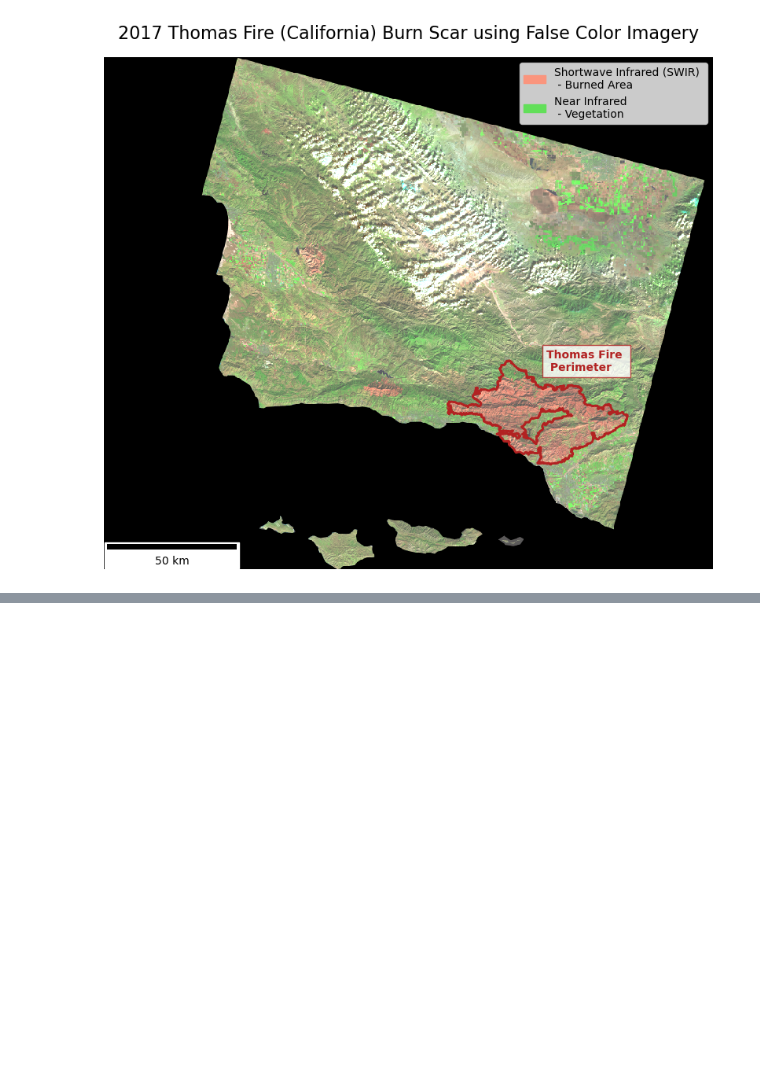
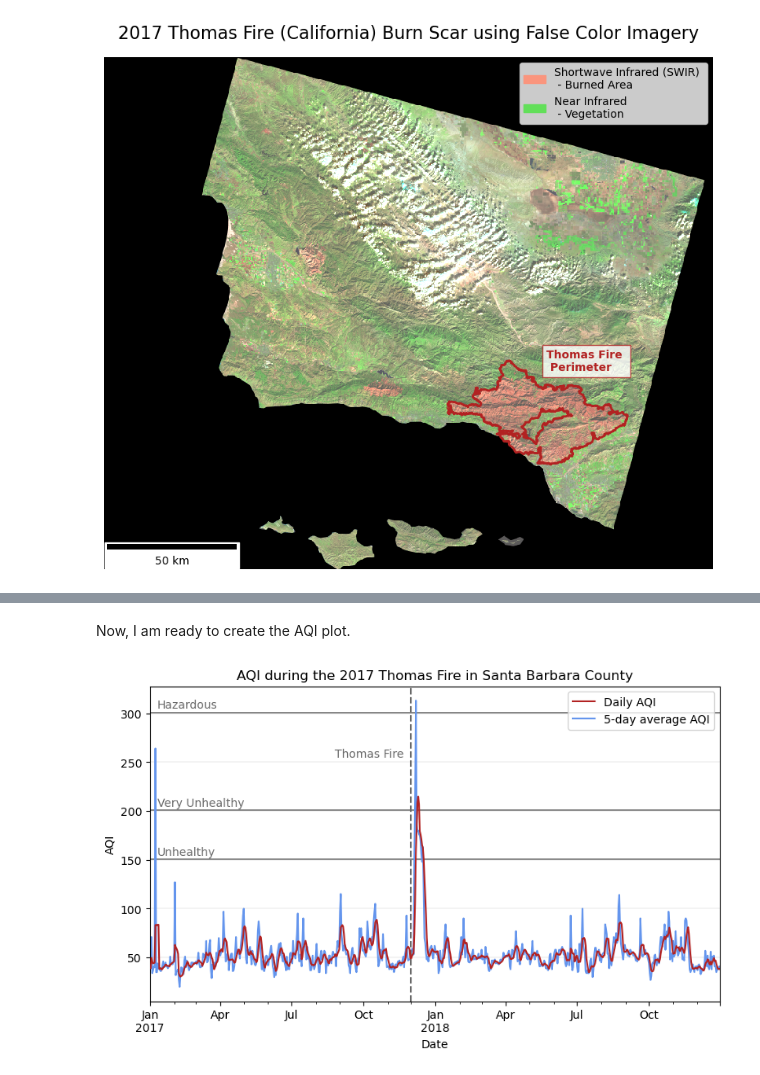
Before and after one commit to marinakochuten/thomas-fire-analysis, a Jupyter notebook: thomas-fire-blog.ipynb, the cells around one changed output, grey strips where cells are left out. Saved outputs shown, nothing was run; the diff lists cells and outputs as text; code cells hidden in the pictures; blank space fills up the shorter version.

Commit message:
Complete about section and update AQI graph to include AQI level markers

```diff
--- a/thomas-fire-blog.ipynb
+++ b/thomas-fire-blog.ipynb
@@ -156,0 +192,14 @@ This false color image uses the shortwave infrared and near infrared to easily v
+# %%
+# Convert column names to lower snake case
+aqi.columns = (aqi.columns
+                  .str.lower()
+                  .str.replace(' ','_'))
+
+# Make new data frame containing only AQI data for Santa Barbara County
+aqi_sb = ((aqi[aqi['county_name'] == "Santa Barbara"])
+          .drop(columns = ['state_name', 'county_name', 'state_code', 'county_code'])
+         )
+
+# Convert date column to datetime object and set as the index
+aqi_sb.date = pd.to_datetime(aqi_sb.date)
+aqi_sb = aqi_sb.set_index('date')
@@ -156,0 +210,44 @@ This false color image uses the shortwave infrared and near infrared to easily v
+# %%
+# Add new column containing a rolling 5-day AQI average
+aqi_sb['five_day_average'] = aqi_sb['aqi'].rolling(window = '5D').mean()
+# %% [markdown]
+Now, I am ready to create the AQI plot.
+# %%
+#| code-fold: true
+#| code-summary: "Show code for the AQI plot"
+
+# Plot daily AQI against 5-day average ----
+
+# Initialize figure
+fig, ax = plt.subplots(figsize=(9,5))
+
+# Add daily and 5-day average AQI
+aqi_sb.five_day_average.plot(ax=ax, color = 'firebrick', zorder = 3)
+aqi_sb.aqi.plot(ax=ax, color = 'cornflowerblue', zorder = 2)
+
+# Add AQI labels for unhealthy levels
+ax.axhspan(150, 151.5, facecolor = "dimgrey", alpha = 0.8)
+ax.text(x = pd.to_datetime('2017-01-10'), y = 155, s = 'Unhealthy', color = 'dimgrey')
+ax.axhspan(200, 202, facecolor = "dimgrey", alpha = 0.8)
+ax.text(x = pd.to_datetime('2017-01-10'), y = 205, s = 'Very Unhealthy', color = 'dimgrey')
+ax.axhspan(300, 301, facecolor = "dimgrey", alpha = 0.8)
+ax.text(x = pd.to_datetime('2017-01-10'), y = 305, s = 'Hazardous', color = 'dimgrey')
+
+# Update axis labels and title
+plt.xlabel('Date')
+plt.ylabel('AQI')
+plt.title('AQI during the 2017 Thomas Fire in Santa Barbara County')
+
+# Add legend
+ax.legend(labels = ['Daily AQI', '5-day average AQI'])
+
+# Add label indicating the Thomas Fire
+ax.axvline(x = pd.to_datetime('2017-12-01'), color = 'dimgrey', linestyle = 'dashed')
+ax.text(x = pd.to_datetime('2017-08-25'), y = 255, s = 'Thomas Fire', color = 'dimgrey')
+
+# Update grid lines
+ax.grid(axis = 'y', linewidth = 0.2)
+
+plt.show()
+# %% [output]
+[figure, added]
```
Also changed, not shown: parts of 14 cells of this notebook.
